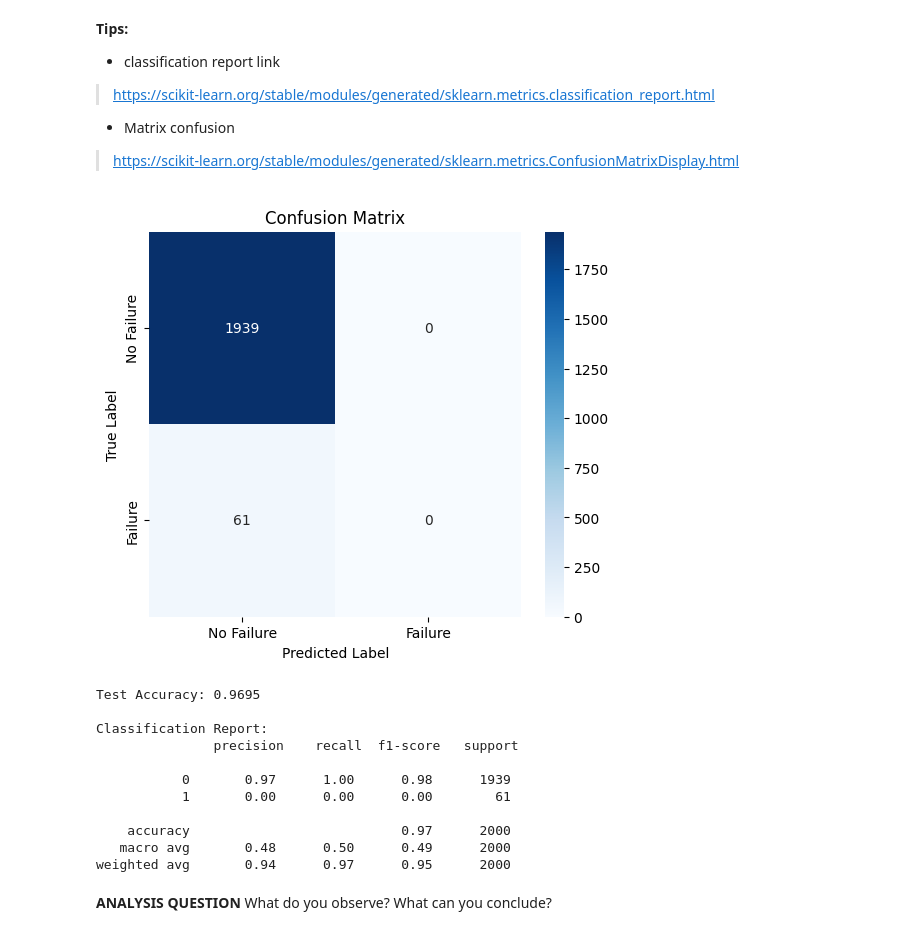
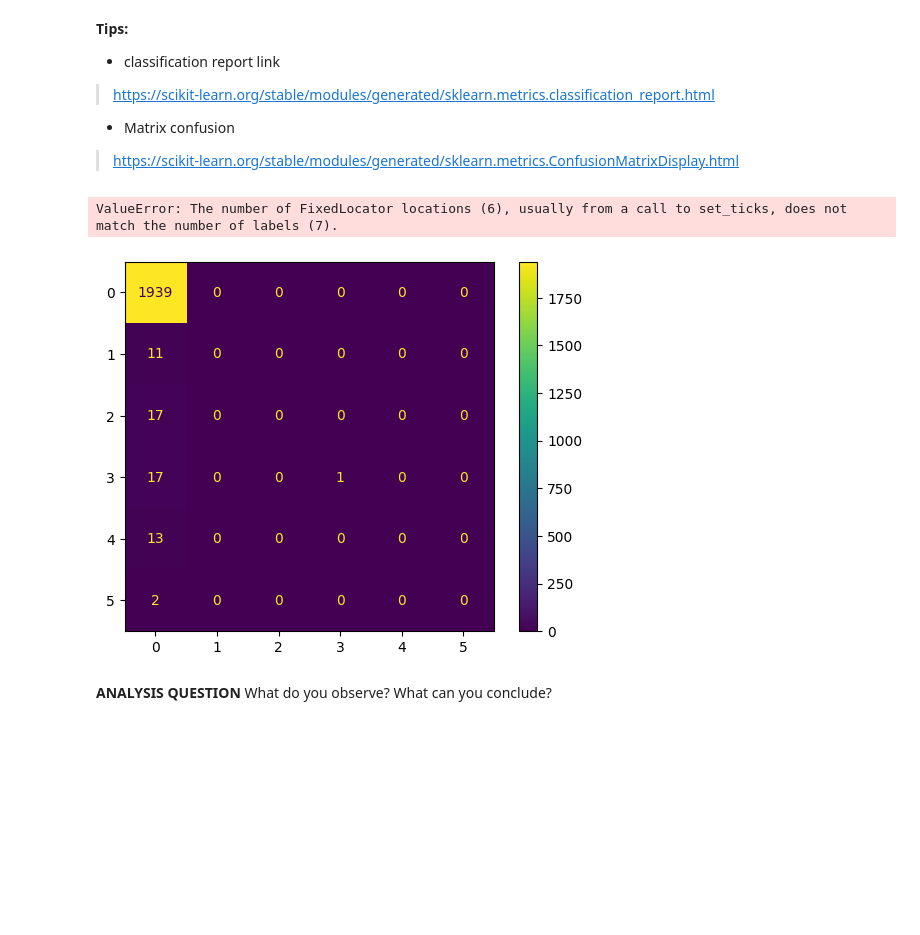
Before and after one commit to FabienSaliba/Embedded_AI, a Jupyter notebook: TP_IA_EMBARQUEE.ipynb, the cells around one changed output. Drawn from its saved outputs; the diff is of its cells as text; code cells hidden in the pictures; blank space fills up the shorter version.

Commit message:
Modification du modele: ajout de plusieurs sorties (type de pannes) matrice de confusion a revoir

```diff
--- a/TP_IA_EMBARQUEE.ipynb
+++ b/TP_IA_EMBARQUEE.ipynb
@@ -213,14 +215,14 @@ In this section, you must build and train a model without rebalancing the datase
 # %%
 # Define features (X) and target variable (Y)
 X = df.drop(columns=['Product ID','Type','Machine failure', 'TWF', 'HDF', 'PWF', 'OSF', 'RNF']).values # All columns except 'Machine failure'
-Y = df['Machine failure'].values # Target column
+Y = np.array([((1 - x['Machine failure']),x['TWF'],x['HDF'], x['PWF'], x['OSF'], x['RNF'], x['Machine failure'] * 1 - (x['TWF']* x['HDF'] * x['PWF'] * x['OSF'] * x['RNF'] ))for i,x in df.iterrows()]) # Target column
 
 # Split the dataset into training (80%) and testing (20%) sets
 X_train, X_test, Y_train, Y_test = train_test_split(X, Y, test_size=0.2, random_state=42)
 
 # Display the number of elements in each set
-print(f'X_train: {X_train.shape[0]} rows, {X_train.shape[1]} columns')
-print(f'Y_train: {Y_train.shape[0]} elements')
-print(f'X_test: {X_test.shape[0]} rows, {X_test.shape[1]} columns')
-print(f'Y_test: {Y_test.shape[0]} elements')
+print(X_train.shape)
+print(Y_train.shape)
+print(X_test.shape)
+print(Y_test.shape)
 # %% [output]
@@ -241,7 +243,7 @@ model = keras.Sequential([
     keras.layers.Dense(64, activation='relu', input_shape=(X_train.shape[1],)),  # Input Layer
     keras.layers.Dropout(0.5),
     keras.layers.Dense(32, activation='relu'),  # Hidden Layer 1
-    keras.layers.Dense(1, activation='sigmoid')  # Output Layer (binary classification)
+    keras.layers.Dense(7, activation='softmax')  # On néglige le cas de plusieurs failure
 ])
 
 # Compile the model
@@ -321,34 +323,28 @@ weighted avg       0.94      0.97      0.95      2000
 
 > https://scikit-learn.org/stable/modules/generated/sklearn.metrics.ConfusionMatrixDisplay.html
 # %%
-# Compute Confusion Matrix
-cm = confusion_matrix(Y_test, Y_pred)
+labels = ["No Failure", "TWF", "HDF", "PWF", "OSF", "RNF", "Failure type noT detected"]
+# Générer la matrice de confusion unique
 
-# Plot Confusion Matrix
-plt.figure(figsize=(6, 5))
-sns.heatmap(cm, annot=True, fmt="d", cmap="Blues", xticklabels=['No Failure', 'Failure'], yticklabels=['No Failure', 'Failure'])
-plt.xlabel("Predicted Label")
-plt.ylabel("True Label")
-plt.title("Confusion Matrix")
+cm = confusion_matrix(np.argmax(Y_test, axis=1), np.argmax(Y_pred, axis=1))
+
+# Afficher la matrice de confusion sous forme de heatmap
+disp = ConfusionMatrixDisplay(confusion_matrix=cm, display_labels = labels)
+disp.plot()
+plt.figure(figsize=(8, 7))
+#plt.xlabel("Predicted")
+#plt.ylabel("Actual")
+plt.title("Confusion Matrix - All Failure Types")
 plt.show()
+
 
 # Print Classification Report
 accuracy = accuracy_score(Y_test, Y_pred)
 print(f"Test Accuracy: {accuracy:.4f}\n")
 print("Classification Report:\n", classification_report(Y_test, Y_pred))
 # %% [output]
+ValueError: The number of FixedLocator locations (6), usually from a call to set_ticks, does not match the number of labels (7).
-[figure, old version]
+[figure, new version]
-Test Accuracy: 0.9695
-
-Classification Report:
-               precision    recall  f1-score   support
-
-           0       0.97      1.00      0.98      1939
-           1       0.00      0.00      0.00        61
-
-    accuracy                           0.97      2000
-   macro avg       0.48      0.50      0.49      2000
-weighted avg       0.94      0.97      0.95      2000
 # %% [markdown]
 **ANALYSIS QUESTION** What do you observe? What can you conclude?
 # %% [markdown]
```
Also changed, not shown: parts of 8 cells of this notebook, 1 other file.
